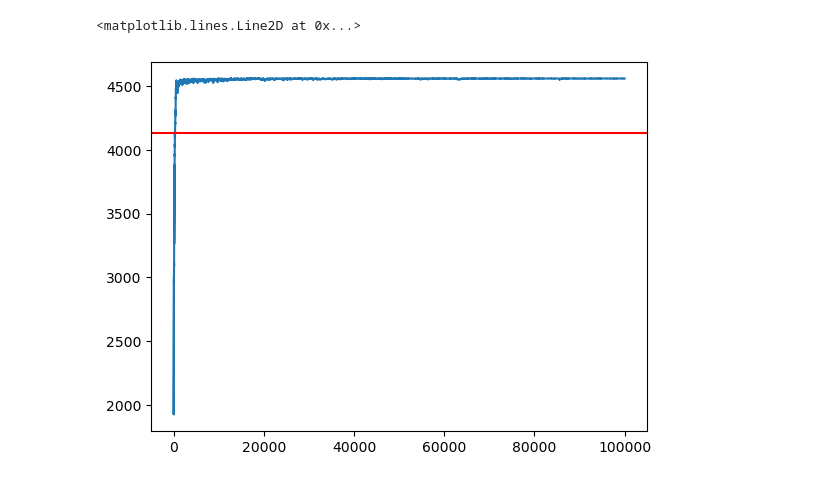
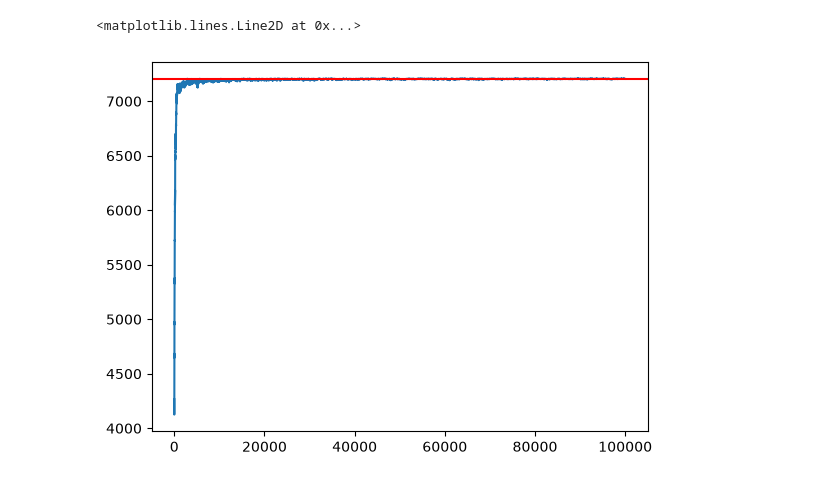
Before and after one commit to dbruwel/optimal-bilateral-preferences, a Jupyter notebook: notebooks/main.ipynb, the cells around one changed output. Cells and saved outputs as stored; diff of their text form; code cells hidden in the pictures.

```diff
--- a/notebooks/main.ipynb
+++ b/notebooks/main.ipynb
@@ -135,0 +55,17 @@ for k in range(100_000):
+# %%
+welfare = WELFARES["nash"]
+# %%
+num_policies = 128
+problem = generate_problem(num_policies=num_policies)
+# %%
+optimal_naive = solve(problem, welfare=welfare, method="naive")
+final_welfare_naive = welfare(*problem.score(optimal_naive)).item()
+
+optimal_greedy = solve(problem, welfare=welfare, method="greedy")
+final_welfare_greedy = welfare(*problem.score(optimal_greedy)).item()
+
+scores, optimal_simulated = solve(problem, welfare=welfare, method="simulated")
+final_welfare_simulated = welfare(*problem.score(optimal_simulated)).item()
+
+optimal_relaxation = solve(problem, welfare=welfare, method="relaxation")
+final_welfare_relaxation = welfare(*problem.score(optimal_relaxation)).item()
@@ -136,6 +90,6 @@ for k in range(100_000):
 # %%
 plt.plot(scores)
-plt.axhline(optimal_greedy[0]*optimal_greedy[1], color='red')
+plt.axhline(final_welfare_greedy, color='red')
 # %% [output]
 <matplotlib.lines.Line2D at 0x...>
-[figure, old version]
+[figure, new version]
```
Also changed, not shown: parts of 21 cells of this notebook, 10 other files.
